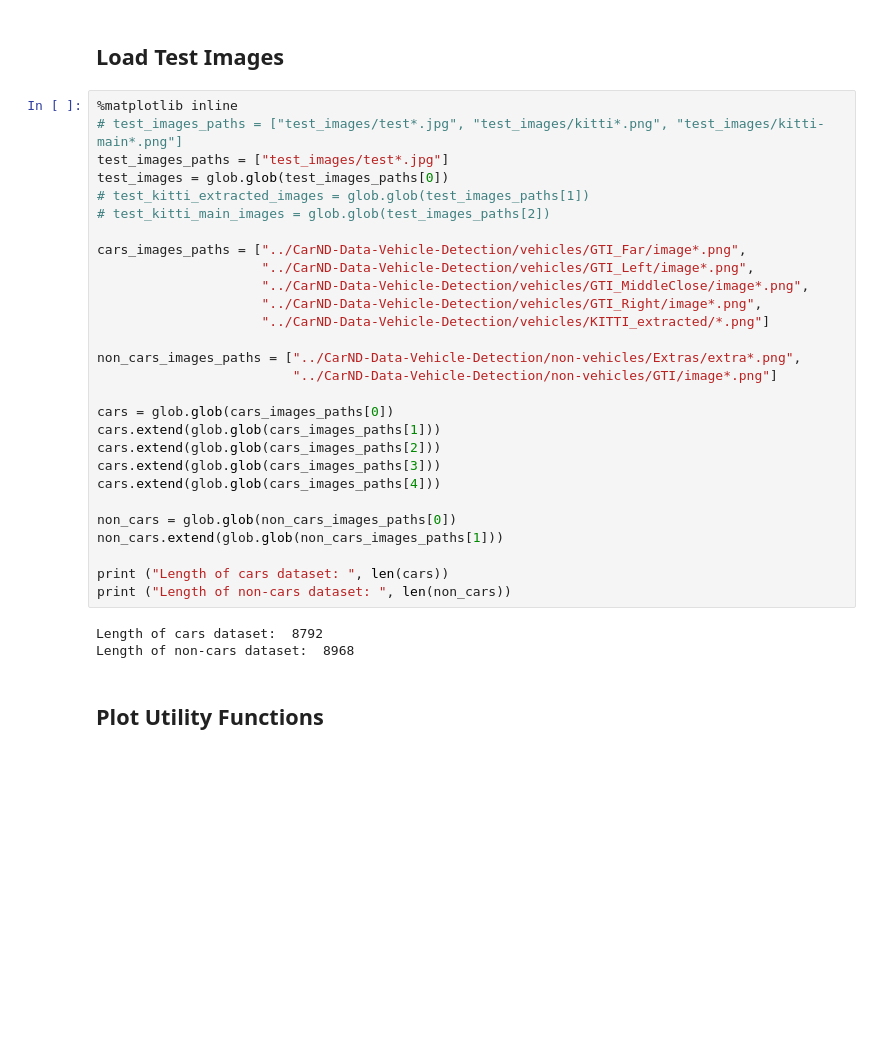
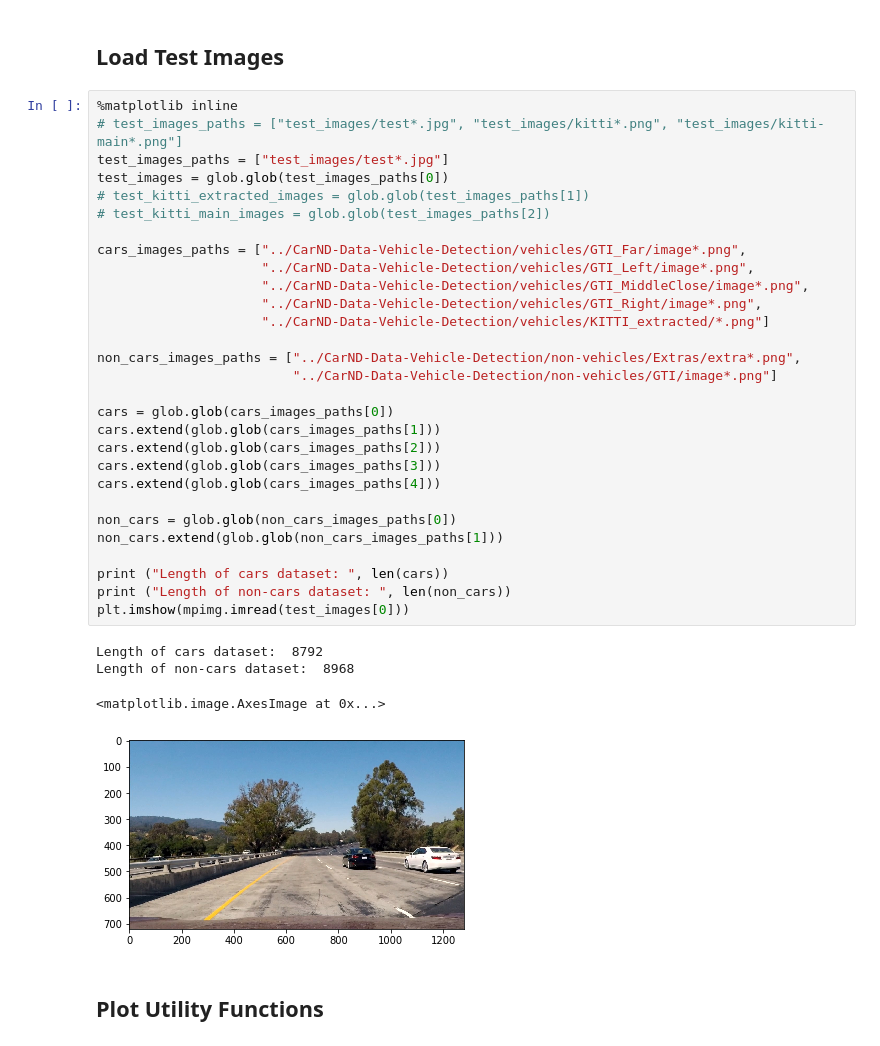
Before and after one commit to DevJoseWeb/CarND-Vehicle-Detection, a Jupyter notebook: P5.ipynb, the cells around one changed output. Cells and saved outputs as stored; diff of their text form; blank space fills up the shorter version.

```diff
--- a/P5.ipynb
+++ b/P5.ipynb
@@ -40,33 +40,36 @@ from IPython.display import HTML
 %matplotlib inline
 # test_images_paths = ["test_images/test*.jpg", "test_images/kitti*.png", "test_images/kitti-main*.png"]
 test_images_paths = ["test_images/test*.jpg"]
 test_images = glob.glob(test_images_paths[0])
 # test_kitti_extracted_images = glob.glob(test_images_paths[1])
 # test_kitti_main_images = glob.glob(test_images_paths[2])
 
 cars_images_paths = ["../CarND-Data-Vehicle-Detection/vehicles/GTI_Far/image*.png",
                      "../CarND-Data-Vehicle-Detection/vehicles/GTI_Left/image*.png",
                      "../CarND-Data-Vehicle-Detection/vehicles/GTI_MiddleClose/image*.png",
                      "../CarND-Data-Vehicle-Detection/vehicles/GTI_Right/image*.png",
                      "../CarND-Data-Vehicle-Detection/vehicles/KITTI_extracted/*.png"]
 
 non_cars_images_paths = ["../CarND-Data-Vehicle-Detection/non-vehicles/Extras/extra*.png",
                          "../CarND-Data-Vehicle-Detection/non-vehicles/GTI/image*.png"]
 
 cars = glob.glob(cars_images_paths[0])
 cars.extend(glob.glob(cars_images_paths[1]))
 cars.extend(glob.glob(cars_images_paths[2]))
 cars.extend(glob.glob(cars_images_paths[3]))
 cars.extend(glob.glob(cars_images_paths[4]))
 
 non_cars = glob.glob(non_cars_images_paths[0])
 non_cars.extend(glob.glob(non_cars_images_paths[1]))
 
 print ("Length of cars dataset: ", len(cars))
 print ("Length of non-cars dataset: ", len(non_cars))
+plt.imshow(mpimg.imread(test_images[0]))
 # %% [output]
 Length of cars dataset:  8792
 Length of non-cars dataset:  8968
+<matplotlib.image.AxesImage at 0x...>
+[figure, added]
 # %% [markdown]
 ## Plot Utility Functions
 # %%
```
Also changed, not shown: parts of 10 cells of this notebook, 2 other files.
